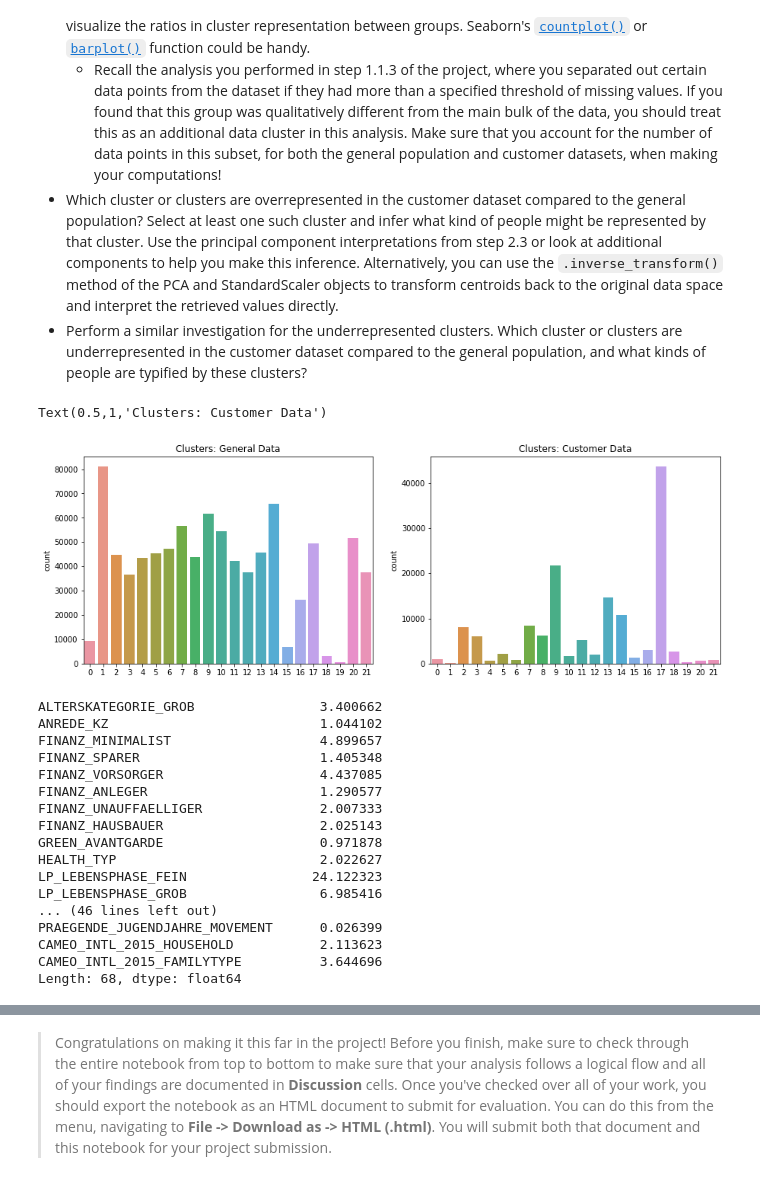
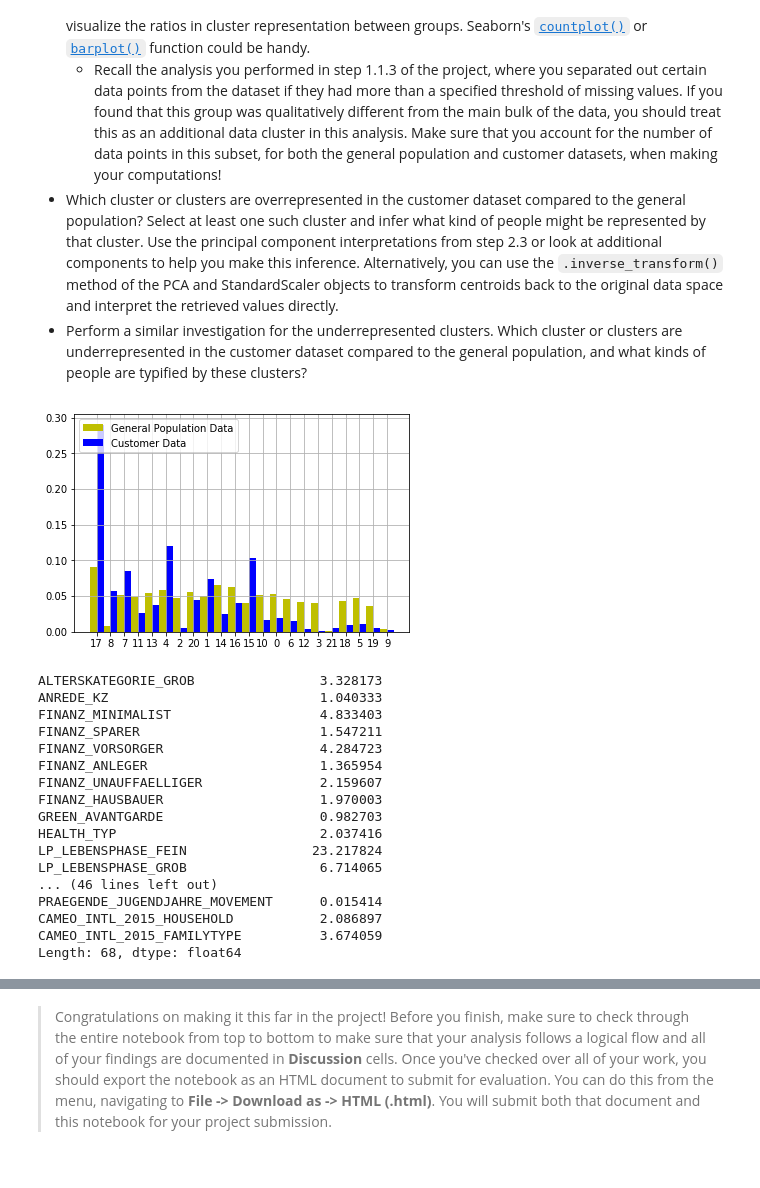
Before and after one commit to fash33/Bertelsman-Project, a Jupyter notebook: Project 3/Identify_Customer_Segments.ipynb, the cells around one changed output, grey strips where cells are left out. Cells and saved outputs as stored; diff of their text form; code cells hidden in the pictures.

Commit message:
docs: Modified clean_data(), general_vs_population cluster comparison graph

```diff
--- a/Project 3/Identify_Customer_Segments.ipynb
+++ b/Project 3/Identify_Customer_Segments.ipynb
@@ -669,9 +670,7 @@ def clean_data(df):
     df['CAMEO_INTL_2015_HOUSEHOLD'] = df['CAMEO_INTL_2015'].map(household)
     df['CAMEO_INTL_2015_FAMILYTYPE'] = df['CAMEO_INTL_2015'].map(family_type)
     df.drop(['PRAEGENDE_JUGENDJAHRE','CAMEO_INTL_2015'], axis = 1, inplace = True)
-    imp = Imputer(strategy = 'mean')
-    matrix_vals = imp.fit_transform(df)
-    df = pd.DataFrame(matrix_vals, columns = df.columns)
+
     # Return the cleaned dataframe.
     return df
 # %% [markdown]
@@ -979,6 +978,9 @@ customers = pd.read_csv('Udacity_CUSTOMERS_Subset.csv', delimiter = ';');
 # demographics onto the customer data, obtaining cluster predictions for the
 # customer demographics data.
 cleaned_cust = clean_data(customers)
+# %%
+matrix_vals = imp.fit_transform(cleaned_cust)
+cleaned_cust = pd.DataFrame(matrix_vals, columns = cleaned_cust.columns)
 # %%
 print('NaN values after filling NaNs in Data:', sum(cleaned_cust.isna().sum()))
 # %% [output]
@@ -1008,19 +1010,28 @@ Take a look at the following points in this step:
   - Recall the analysis you performed in step 1.1.3 of the project, where you separated out certain data points from the dataset if they had more than a specified threshold of missing values. If you found that this group was qualitatively different from the main bulk of the data, you should treat this as an additional data cluster in this analysis. Make sure that you account for the number of data points in this subset, for both the general population and customer datasets, when making your computations!
 - Which cluster or clusters are overrepresented in the customer dataset compared to the general population? Select at least one such cluster and infer what kind of people might be represented by that cluster. Use the principal component interpretations from step 2.3 or look at additional components to help you make this inference. Alternatively, you can use the `.inverse_transform()` method of the PCA and StandardScaler objects to transform centroids back to the original data space and interpret the retrieved values directly.
 - Perform a similar investigation for the underrepresented clusters. Which cluster or clusters are underrepresented in the customer dataset compared to the general population, and what kinds of people are typified by these clusters?
-# %%
-# Compare the proportion of data in each cluster for the customer data to the
-# proportion of data in each cluster for the general population.
-fig, (ax1, ax2) = plt.subplots(1,2, figsize = (15,5))
-
-sns.countplot(gen_preds, ax = ax1)
-ax1.set_title('Clusters: General Data')
-
-sns.countplot(cust_preds, ax = ax2)
-ax2.set_title('Clusters: Customer Data')
-# %% [output]
-Text(0.5,1,'Clusters: Customer Data')
-[figure, removed]
+# %%
+# generating proportion for the customer clusters
+
+lbls1, vals1 = zip(*Counter(cust_preds).items())
+v1=list(vals1)
+v1[:] = [x/len(cust_preds) for x in v1]
+val_index1 = np.arange(len(lbls1))
+# generating proportion for the azdias clusters.
+lbls2, vals2 = zip(*Counter(gen_preds).items())
+v2=list(vals2)
+v2[:] = [x/len(gen_preds) for x in v2]
+val_index2 = np.arange(len(lbls1))
+# configuring the graph
+width = .5
+plt.bar(val_index2, v2, width , color = 'y', label='General Population Data')
+plt.bar(val_index1+width, v1, width,  color='b' , label='Customer Data')
+plt.xticks(val_index1 + width * 0.5, lbls1)
+plt.legend(loc='upper left')
+plt.grid()
+plt.show()
+# %% [output]
+[figure, added]
 # %%
 # What kinds of people are part of a cluster that is overrepresented in the
 # customer data compared to the general population?
@@ -1030,22 +1041,22 @@ cent_17 = scaler.inverse_transform(pca.inverse_transform(kmeans.cluster_centers_
 overrep_c = pd.Series(data = cent_17, index = cleaned_cust.columns)
 overrep_c
 # %% [output]
-ALTERSKATEGORIE_GROB                3.400662
-ANREDE_KZ                           1.044102
-FINANZ_MINIMALIST                   4.899657
-FINANZ_SPARER                       1.405348
-FINANZ_VORSORGER                    4.437085
-FINANZ_ANLEGER                      1.290577
-FINANZ_UNAUFFAELLIGER               2.007333
-FINANZ_HAUSBAUER                    2.025143
-GREEN_AVANTGARDE                    0.971878
-HEALTH_TYP                          2.022627
-LP_LEBENSPHASE_FEIN                24.122323
-LP_LEBENSPHASE_GROB                 6.985416
+ALTERSKATEGORIE_GROB                3.328173
+ANREDE_KZ                           1.040333
+FINANZ_MINIMALIST                   4.833403
+FINANZ_SPARER                       1.547211
+FINANZ_VORSORGER                    4.284723
+FINANZ_ANLEGER                      1.365954
+FINANZ_UNAUFFAELLIGER               2.159607
+FINANZ_HAUSBAUER                    1.970003
+GREEN_AVANTGARDE                    0.982703
+HEALTH_TYP                          2.037416
+LP_LEBENSPHASE_FEIN                23.217824
+LP_LEBENSPHASE_GROB                 6.714065
 ... (46 lines left out)
-PRAEGENDE_JUGENDJAHRE_MOVEMENT      0.026399
-CAMEO_INTL_2015_HOUSEHOLD           2.113623
-CAMEO_INTL_2015_FAMILYTYPE          3.644696
+PRAEGENDE_JUGENDJAHRE_MOVEMENT      0.015414
+CAMEO_INTL_2015_HOUSEHOLD           2.086897
+CAMEO_INTL_2015_FAMILYTYPE          3.674059
 Length: 68, dtype: float64
 # %%
 # What kinds of people are part of a cluster that is underrepresented in the
```
Also changed, not shown: parts of 6 cells of this notebook.
